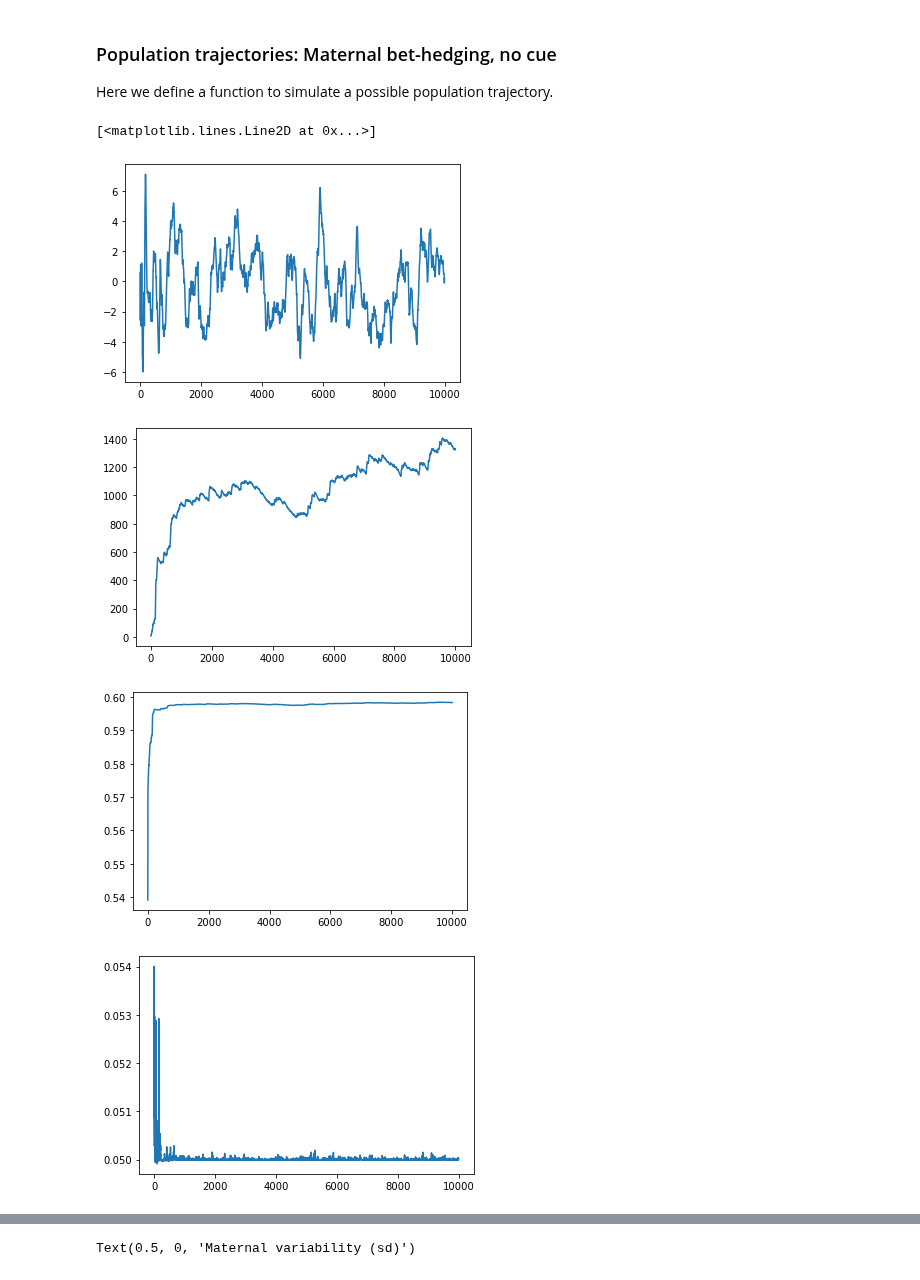
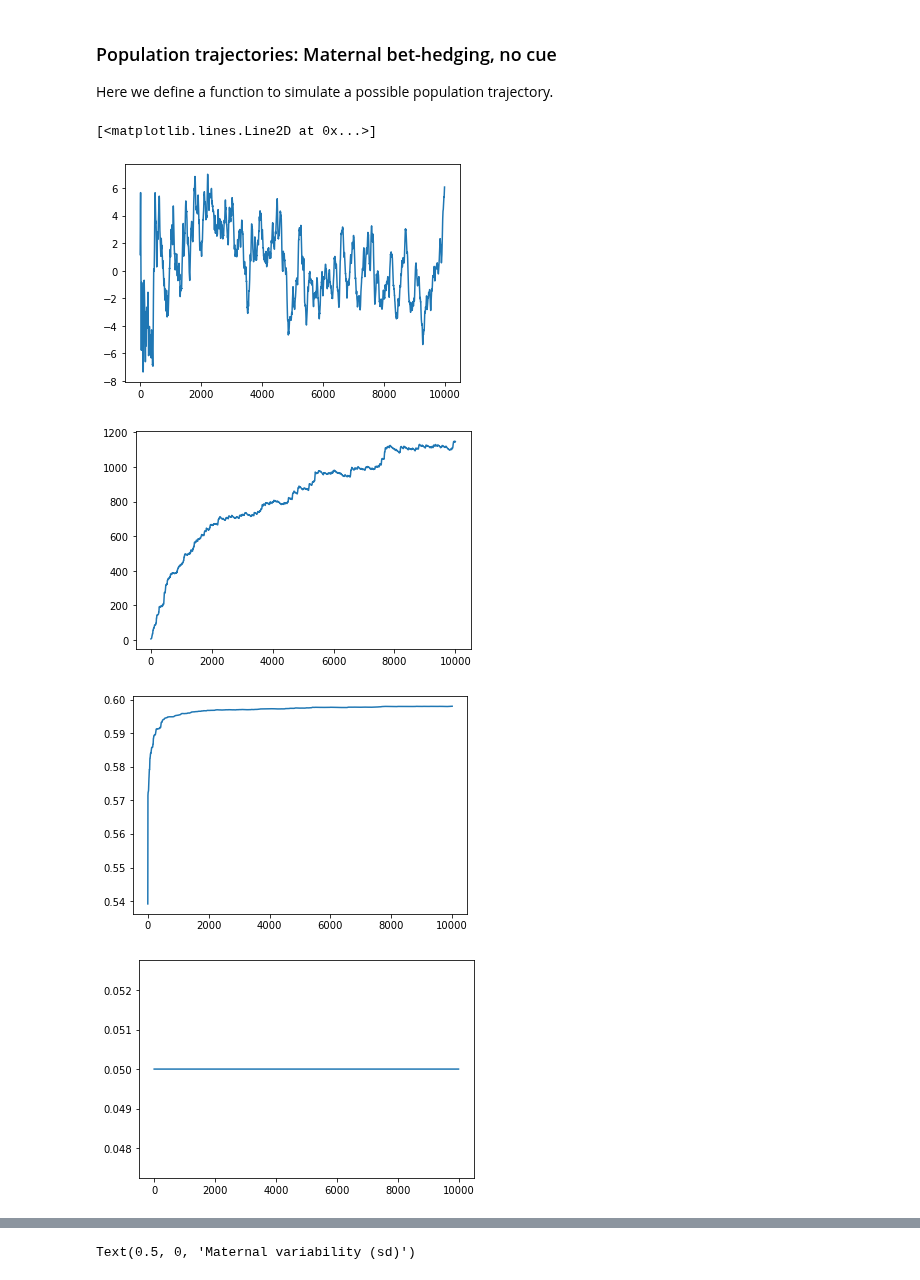
Before and after one commit to pcourau/Maternal_Bet_Hedging, a Jupyter notebook: Simulations_Maternal_Bet_Final.ipynb, the cells around one changed output, grey strips where cells are left out. Saved outputs shown, nothing was run; the diff lists cells and outputs as text; code cells hidden in the pictures.

```diff
--- a/Simulations_Maternal_Bet_Final.ipynb
+++ b/Simulations_Maternal_Bet_Final.ipynb
@@ -17,7 +17,7 @@ nbsteps  = 20    #Number of selective episodes in an organism’s lifetime
 w2       = 10    #Inverse selection strength (constant)
 
 V0       = (0.5,0.01)  #Genetic variance (again for l, m)
-Vr       = [0.3,0.005] #This is the variability during reproduction, in the infinitesimal model
+Gr       = [0.3,0.005] #This is the variability during reproduction, in the infinitesimal model
 
 #Autocorrelation of the environment, careful it is the parameter in the equivalent Ornstein-Uhlenbeck process !
 alpha      = 1
@@ -110,11 +110,11 @@ Text(0.5, 0, 'Exemple trajectory')
 ### Population trajectories: Maternal bet-hedging, no cue
 Here we define a function to simulate a possible population trajectory.
 # %%
-def GenerateTrajectoryMNC(x0=x0,V0=V0,Vr=Vr,w2=w2,alpha=alpha,sig2_e=sig2_e,nbsteps=nbsteps,tau=tau,Tmax=Tmax,th=[]):
+def GenerateTrajectoryMNC(x0=x0,V0=V0,Gr=Gr,w2=w2,alpha=alpha,sig2_e=sig2_e,nbsteps=nbsteps,tau=tau,Tmax=Tmax,th=[]):
     """This function generates the trajectory of a population for Maternal bet-hedging, No Cue:
     x0 initial means
     V0 initial variance
-    Vr reproduction variance
+    Gr reproduction variance
     w2 selection strength
     alpha environmental autocorrelation
     sig2_e environmental variance
@@ -133,49 +133,52 @@ def GenerateTrajectoryMNC(x0=x0,V0=V0,Vr=Vr,w2=w2,alpha=alpha,sig2_e=sig2_e,nbst
         thmean    = np.mean(th[(t+1)*nbsteps:(t+2)*nbsteps])
         thvar     = np.var(th[(t+1)*nbsteps:(t+2)*nbsteps])
         #Calculation intermediates
-        omega_a   =  w2+x[1]**2+2*(Vgenetic[1]-Vr[1]) #keep in mind G*(t-1) = 2(G(t)-Vr)
-        omega_m   = (w2+x[1]**2+2*(Vgenetic[1]-Vr[1]))/(1 - ((x[0]-thmean)**2+Vgenetic[0])/
-                                                        (w2+x[1]**2+2*(Vgenetic[1]-Vr[1])))
-        eta_t     = (Vgenetic[1]-Vr[1])/(omega_m+2*(Vgenetic[1]-Vr[1])) #See the text, keep in mind G*(t-1)=2(Gt-Vr)
+        omega_a   =  w2+x[1]**2+2*(Vgenetic[1]-Gr[1]) #keep in mind G*(t-1) = 2(G(t)-Gr)
+        omega_m   = (w2+x[1]**2+2*(Vgenetic[1]-Gr[1]))/(1 - ((x[0]-thmean)**2+Vgenetic[0])/
+                                                        (w2+x[1]**2+2*(Vgenetic[1]-Gr[1])))
+        s_m     = (Vgenetic[1]-Gr[1])/(omega_m+2*(Vgenetic[1]-Gr[1])) #See the text, keep in mind G*(t-1)=2(Gt-Gr)
         #Iteration
-        deltam    = np.min([np.max([-eta_t*x[1],
-                                  -10*(Vr[1]+V0[1])]), #Prevents explosions
-                                   10*(Vr[1]+V0[1])])
+        deltam    = np.min([np.max([-s_m*x[1],
+                                  -10*(Gr[1]+V0[1])]), #Prevents explosions
+                                   10*(Gr[1]+V0[1])])
         x         = (x[0]+Vgenetic[0]/(Vgenetic[0]+omega_a)*(thmean-x[0]),
                     x[1]+deltam)
-        Vgenetic  = (1/(1/omega_a  +        1/Vgenetic[0])/2+Vr[0],
-                    (eta_t*Vr[1]   +(1-eta_t)*Vgenetic[1])/2+Vr[1])
+        Vgenetic  = (1/(1/omega_a  +        1/Vgenetic[0])/2+Gr[0],
+                    np.min([np.max([
+                        s_m*Gr[1]  +  (1-s_m)*Vgenetic[1]/2+Gr[1],
+                                  -10*(Gr[1]+V0[1])]), #Prevents explosions
+                                   10*(Gr[1]+V0[1])]))
         thvarprev = thvar
         listx[t]  = list(x)+list(Vgenetic)+[thmean,thvar]
     return np.transpose(listx)
 # %%
-lista,listm,listva,listvm,listthmean,listthvar = GenerateTrajectoryONC(x0=(1,1),
+lista,listm,listva,listvm,listthmean,listthvar = GenerateTrajectoryMNC(x0=(1,1),
                                                                     V0=(0.5,0.05),
-                                                                    Vr=[0.3,0.025],
+                                                                    Gr=[0.3,0.025],
                                                                     w2=10,
                                                                     alpha=1e-2,
                                                                     sig2_e=200,
                                                                     nbsteps=20,
                                                                     tau=10,
                                                                     Tmax=10000)
 
 
 Tmax     = 100000
 plt.plot(lista)
 plt.figure()
 #plt.plot(listm**2)
 plt.plot(listm**2 * ENu(1e-1,200))
 plt.figure()
 plt.plot(listva)
 plt.figure()
 plt.plot(listvm)
 plt.figure()
 plt.plot(listthmean)
 plt.figure()
 plt.plot(listthvar)
 # %% [output]
 [<matplotlib.lines.Line2D at 0x...>]
-[figure, old version]
+[figure, new version]
-[figure, old version]
+[figure, new version]
-[figure, old version]
+[figure, new version]
-[figure, old version]
+[figure, new version]
```
Also changed, not shown: parts of 34 cells of this notebook.
